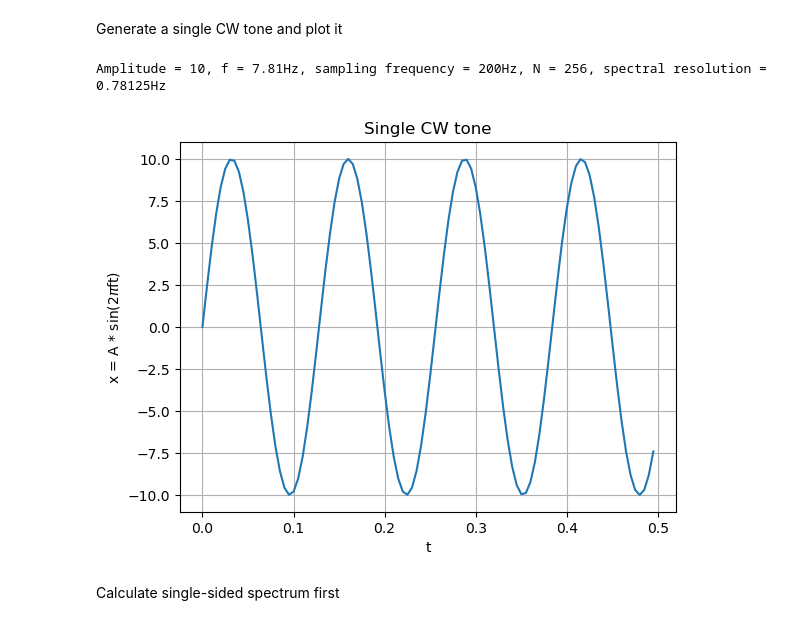
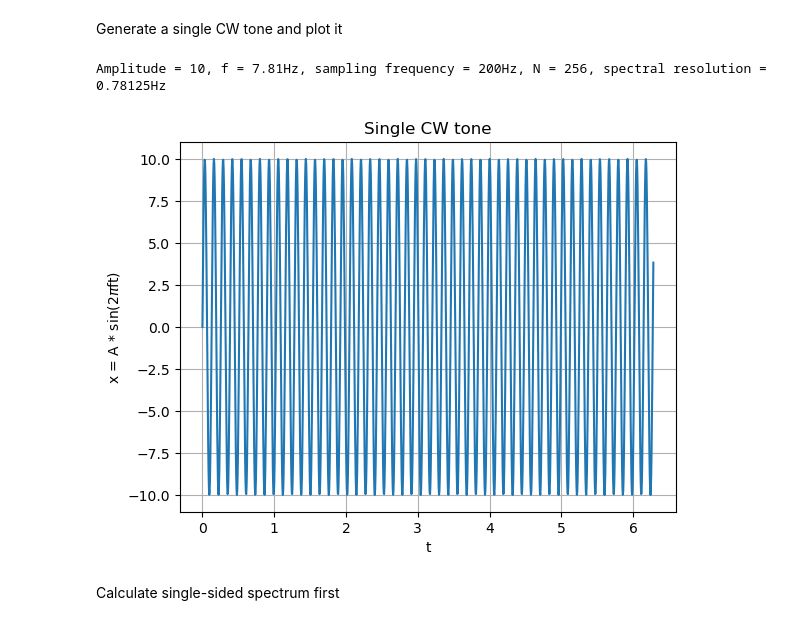
Before and after one commit to faust1002/jupyter_notebooks, a Jupyter notebook: Single_tone.ipynb, the cells around one changed output. Cells and saved outputs as stored; diff of their text form; code cells hidden in the pictures.

```diff
--- a/Single_tone.ipynb
+++ b/Single_tone.ipynb
@@ -28,22 +28,22 @@ Generate a single CW tone and plot it
 # %%
 A = 10
 fs = 200
 N = 256
 spectral_resolution = fs / N
 f = 10 * spectral_resolution
 print(f"Amplitude = {A}, f = {f:.2f}Hz, sampling frequency = {fs}Hz, N = {N}, spectral resolution = {spectral_resolution}Hz")
 t = np.arange(0, 2 * np.pi, 1 / fs)
 x = A * np.sin(2 * np.pi * f * t)
 plt.figure()
 plt.grid()
-plt.plot(t[:100], x[:100])
+plt.plot(t, x)
 plt.title("Single CW tone")
 plt.xlabel("t")
 plt.ylabel(r"x = A * sin(2$\pi$ft)")
 plt.show()
 # %% [output]
 Amplitude = 10, f = 7.81Hz, sampling frequency = 200Hz, N = 256, spectral resolution = 0.78125Hz
-[figure, old version]
+[figure, new version]
 # %% [markdown]
 Calculate single-sided spectrum first
 # %%
```
Also changed, not shown: 3 other files.
